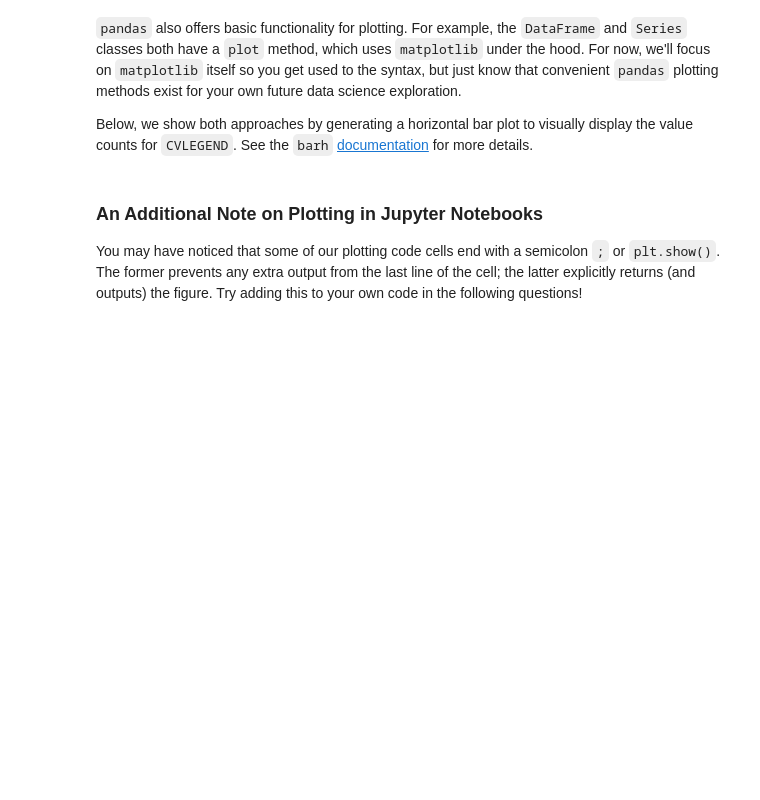
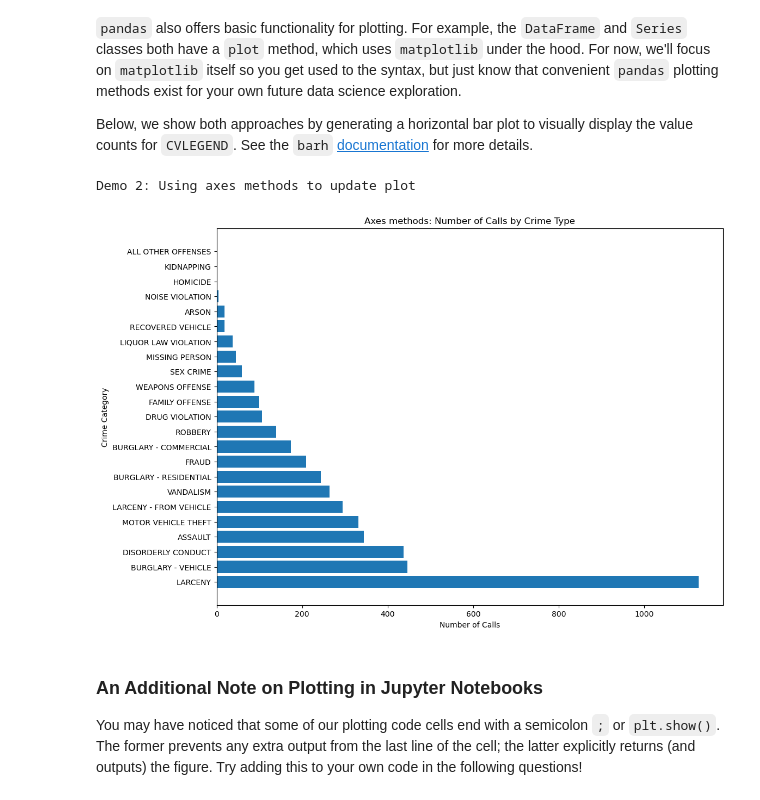
Before and after one commit to ac0033/sp25-student, a Jupyter notebook: lab/lab03/lab03.ipynb, the cells around one changed output. Drawn from its saved outputs; the diff is of its cells as text; code cells hidden in the pictures; blank space fills up the shorter version.

```diff
--- a/lab/lab03/lab03.ipynb
+++ b/lab/lab03/lab03.ipynb
@@ -187,27 +269,30 @@ After creating the initial plot, you can also use `plt.gca()` to explicitly get
 Below, we show both approaches by generating a horizontal bar plot to visually display the value counts for `CVLEGEND`. See the `barh` [documentation](https://matplotlib.org/stable/api/_as_gen/matplotlib.pyplot.barh.html?highlight=barh#matplotlib.pyplot.barh) for more details.
 # %%
 # DEMO CELL: assign demo to 1 or 2.
-demo = ...
+demo = 2
 
 calls_cvlegend = calls['CVLEGEND'].value_counts()
 
 if demo == 1:
     plt.barh(calls_cvlegend.index, calls_cvlegend) # Creates figure and axes
     print(f"Demo {demo}: Using plt methods to update plot")
     plt.ylabel("Crime Category")               # Uses most recently plotted axes
     plt.xlabel("Number of Calls")
     plt.title("Number of Calls by Crime Type")
 elif demo == 2:
     print(f"Demo {demo}: Using axes methods to update plot")
     plt.barh(calls_cvlegend.index, calls_cvlegend) # Creates figure and axes
     ax = plt.gca()
     ax.set_ylabel("Crime Category")
     ax.set_xlabel("Number of Calls")
     ax.set_title("Axes methods: Number of Calls by Crime Type")
 else:
     print("Error: Please assign the demo variable to 1 or 2.")
 
 plt.show()
+# %% [output]
+Demo 2: Using axes methods to update plot
+[figure, added]
 # %% [markdown]
 
 ### An Additional Note on Plotting in Jupyter Notebooks
```
Also changed, not shown: parts of 42 cells of this notebook, 7 other files.
